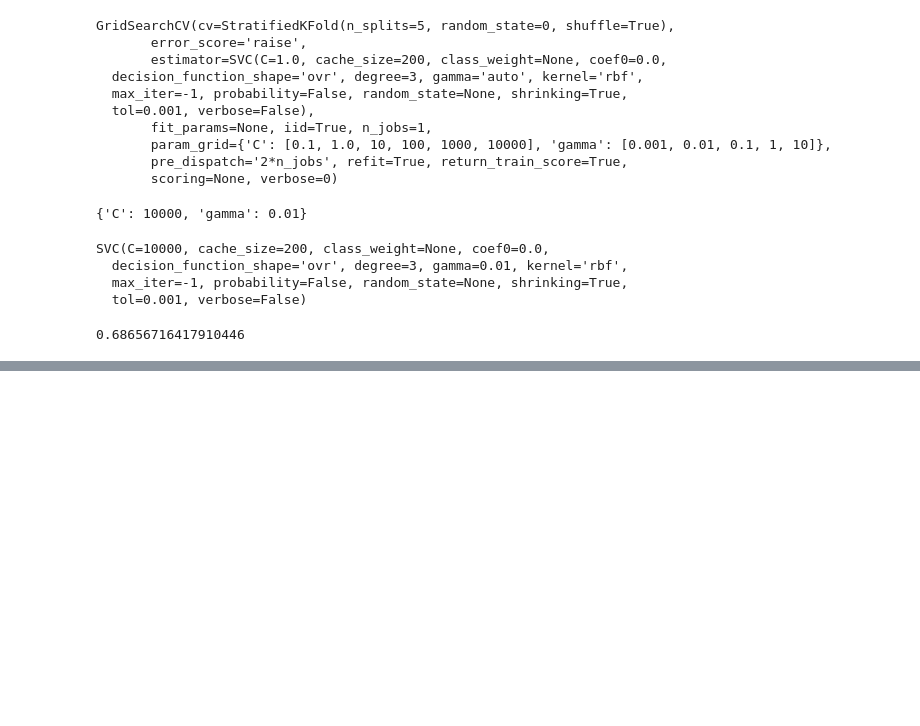
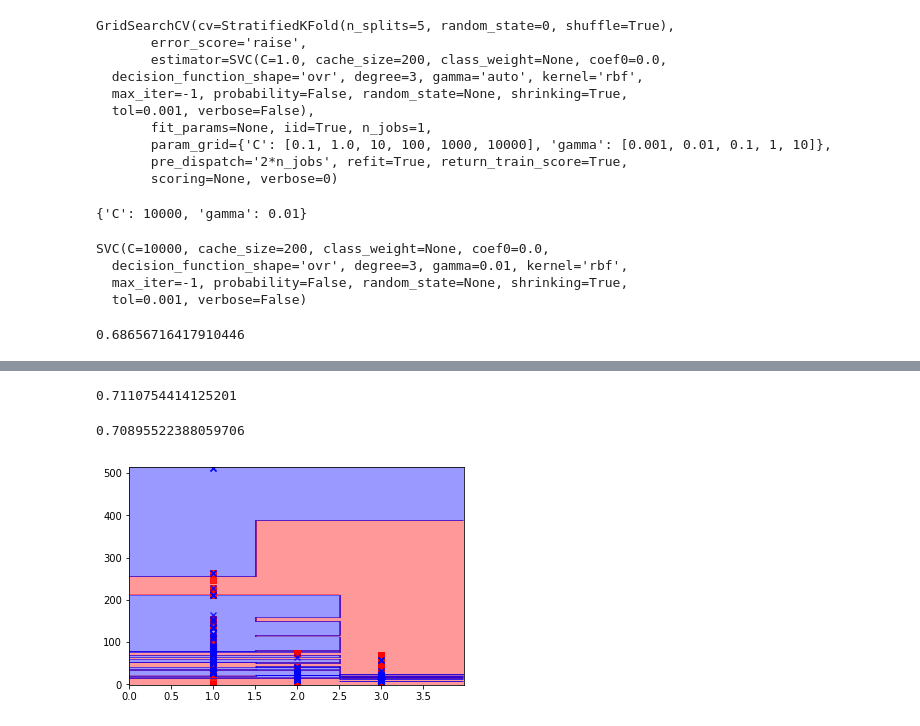
Before and after one commit to kentaromatsuura/haitsclass-tasks, a Jupyter notebook: 分類課題_kentaromatsuura.ipynb, the cells around one changed output, grey strips where cells are left out. Drawn from its saved outputs; the diff is of its cells as text; code cells hidden in the pictures; blank space fills up the shorter version.

```diff
--- a/分類課題_kentaromatsuura.ipynb
+++ b/分類課題_kentaromatsuura.ipynb
@@ -221,0 +290,4 @@ rbf_svm.score(X_1_test, y_1_test)
+# %%
+from sklearn.ensemble import GradientBoostingClassifier
+gbct = GradientBoostingClassifier(random_state=0, max_depth=3, learning_rate=0.1)
+gbct.fit(X_1_train, y_1_train)
@@ -221,0 +303,13 @@ rbf_svm.score(X_1_test, y_1_test)
+# %%
+gbct.score(X_1_train, y_1_train)
+# %% [output]
+0.7110754414125201
+# %%
+gbct.score(X_1_test, y_1_test)
+#過学習は抑えられたが、正当率は上がらず
+# %% [output]
+0.70895522388059706
+# %%
+plot_decision_regions(X_1_train, y_1_train, gbct)
+# %% [output]
+[figure, added]
```
Also changed, not shown: parts of 47 cells of this notebook.
